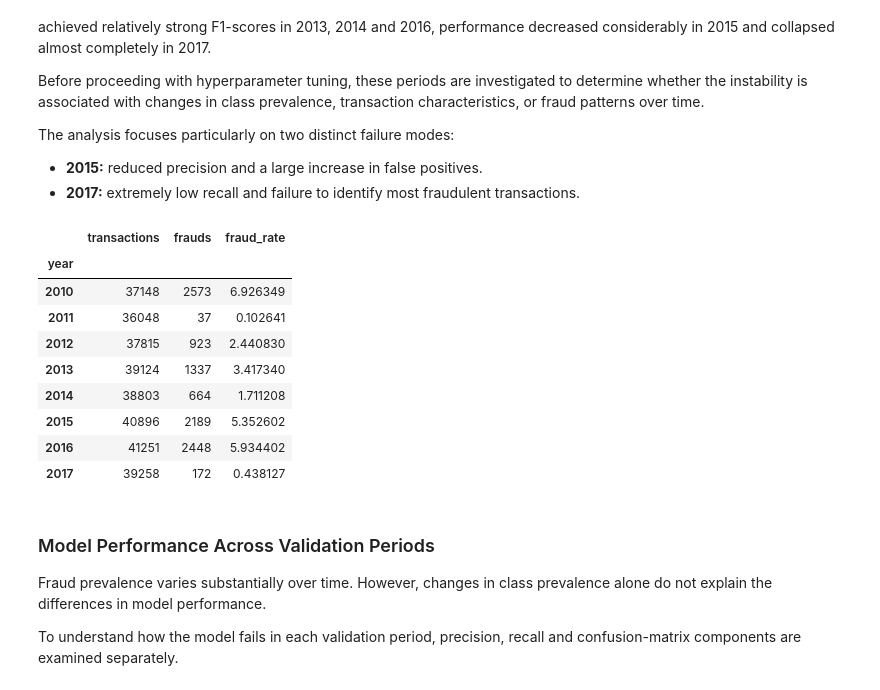
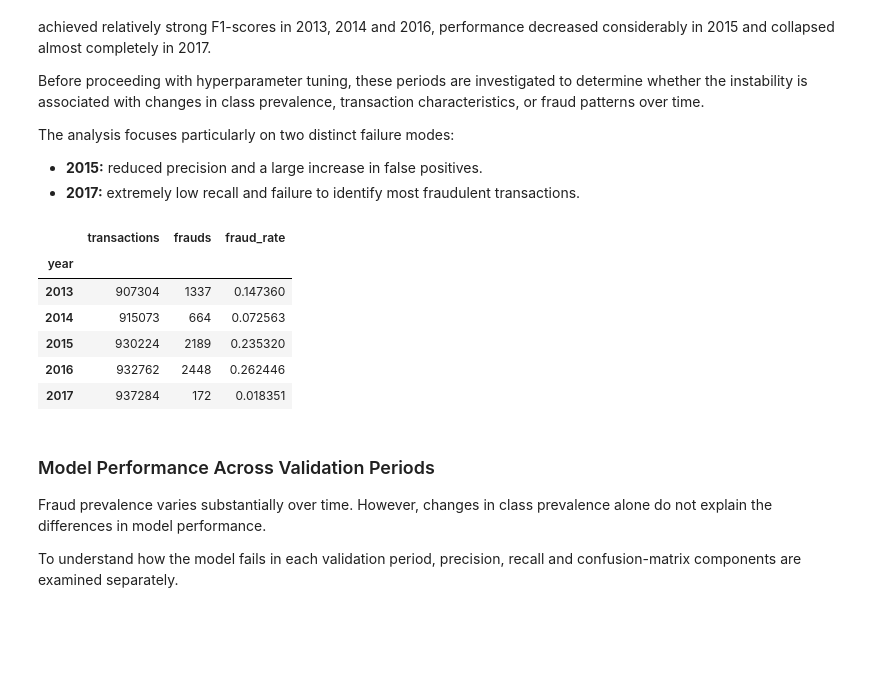
Before and after one commit to martynawieruszewska/finsight-fintech-analytics, a Jupyter notebook: notebooks/ml/06_gradient_boosting_tuning.ipynb, the cells around one changed output. Saved outputs shown, nothing was run; the diff lists cells and outputs as text; code cells hidden in the pictures; blank space fills up the shorter version.

```diff
--- a/notebooks/ml/06_gradient_boosting_tuning.ipynb
+++ b/notebooks/ml/06_gradient_boosting_tuning.ipynb
@@ -227,3 +264,18 @@ The folds store only the training and validation indices. The corresponding feat
+# %%
+def prepare_fold(train_indices, val_year):
+    X_train = X_development.iloc[train_indices].copy()
+    y_train = y_development.iloc[train_indices]
+
+    X_val = full_year_data[val_year]["X"].copy()
+    y_val = full_year_data[val_year]["y"]
+
+    X_train["mcc_key"] = X_train["mcc_key"].astype(str)
+    X_val["mcc_key"] = X_val["mcc_key"].astype(str)
+
+    X_train_encoded, X_val_encoded = encode_categorical_features(X_train, X_val)
+    X_train_encoded, X_val_encoded = handle_missing_values(X_train_encoded, X_val_encoded)
+
+    return X_train_encoded, y_train, X_val_encoded, y_val
 # %% [markdown]
 ## Temporal Baseline Evaluation
 
@@ -273,31 +330,25 @@ The analysis focuses particularly on two distinct failure modes:
 - **2015:** reduced precision and a large increase in false positives.
 - **2017:** extremely low recall and failure to identify most fraudulent transactions.
 # %%
-yearly_fraud = pd.DataFrame({
-    "year": development_years,
-    "is_fraud": y_development
-})
-
-fraud_by_year = yearly_fraud.groupby("year")["is_fraud"].agg(
-    transactions="count",
-    frauds="sum",
-    fraud_rate="mean"
-)
-
-fraud_by_year["fraud_rate"] *= 100
+fraud_by_year = pd.DataFrame([
+    {
+        "year": year,
+        "transactions": len(data["y"]),
+        "frauds": int(data["y"].sum()),
+        "fraud_rate": data["y"].mean() * 100
+    }
+    for year, data in full_year_data.items()
+]).set_index("year")
 
 fraud_by_year
 # %% [output]
 |  | transactions | frauds | fraud_rate |
 | year |  |  |  |
-| 2010 | 37148 | 2573 | 6.926349 |
-| 2011 | 36048 | 37 | 0.102641 |
-| 2012 | 37815 | 923 | 2.440830 |
-| 2013 | 39124 | 1337 | 3.417340 |
-| 2014 | 38803 | 664 | 1.711208 |
-| 2015 | 40896 | 2189 | 5.352602 |
-| 2016 | 41251 | 2448 | 5.934402 |
-| 2017 | 39258 | 172 | 0.438127 |
+| 2013 | 907304 | 1337 | 0.147360 |
+| 2014 | 915073 | 664 | 0.072563 |
+| 2015 | 930224 | 2189 | 0.235320 |
+| 2016 | 932762 | 2448 | 0.262446 |
+| 2017 | 937284 | 172 | 0.018351 |
 # %% [markdown]
 ### Model Performance Across Validation Periods
 
```
Also changed, not shown: parts of 30 cells of this notebook.
